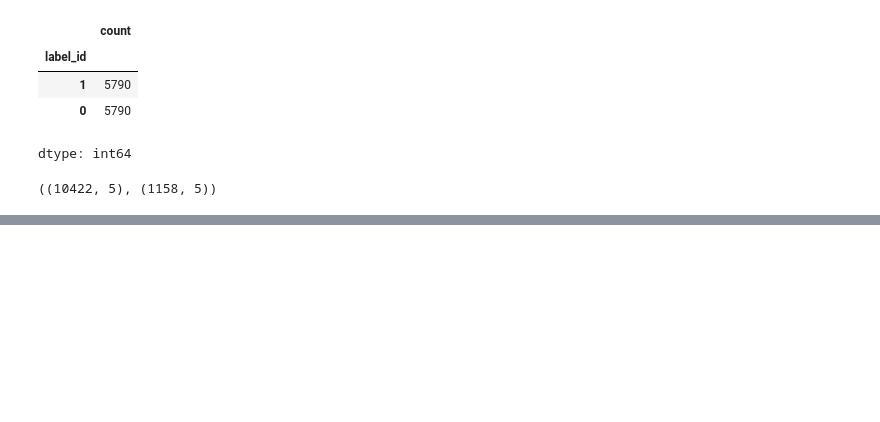
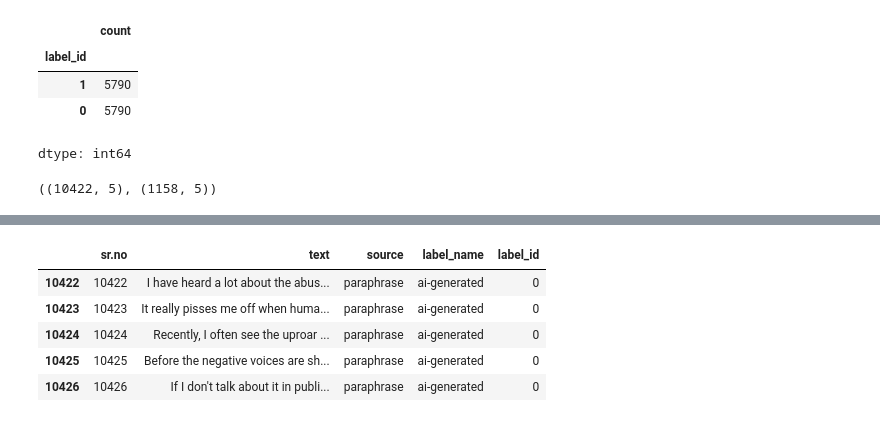
Before and after one commit to savindumahasen/AI-Detection-System-, a Jupyter notebook: Notebook.ipynb, the cells around one changed output, grey strips where cells are left out. Drawn from its saved outputs; the diff is of its cells as text; code cells hidden in the pictures; blank space fills up the shorter version.

Commit message:
Print the first five records of train and test set

```diff
--- a/Notebook.ipynb
+++ b/Notebook.ipynb
@@ -87,0 +97,9 @@ train.shape,test.shape
+# %%
+test.head()
+# %% [output]
+|  | sr.no | text | source | label_name | label_id |
+| 10422 | 10422 | I have heard a lot about the abus... | paraphrase | ai-generated | 0 |
+| 10423 | 10423 | It really pisses me off when huma... | paraphrase | ai-generated | 0 |
+| 10424 | 10424 | Recently, I often see the uproar ... | paraphrase | ai-generated | 0 |
+| 10425 | 10425 | Before the negative voices are sh... | paraphrase | ai-generated | 0 |
+| 10426 | 10426 | If I don't talk about it in publi... | paraphrase | ai-generated | 0 |
```
Also changed, not shown: parts of 1 cell of this notebook.
